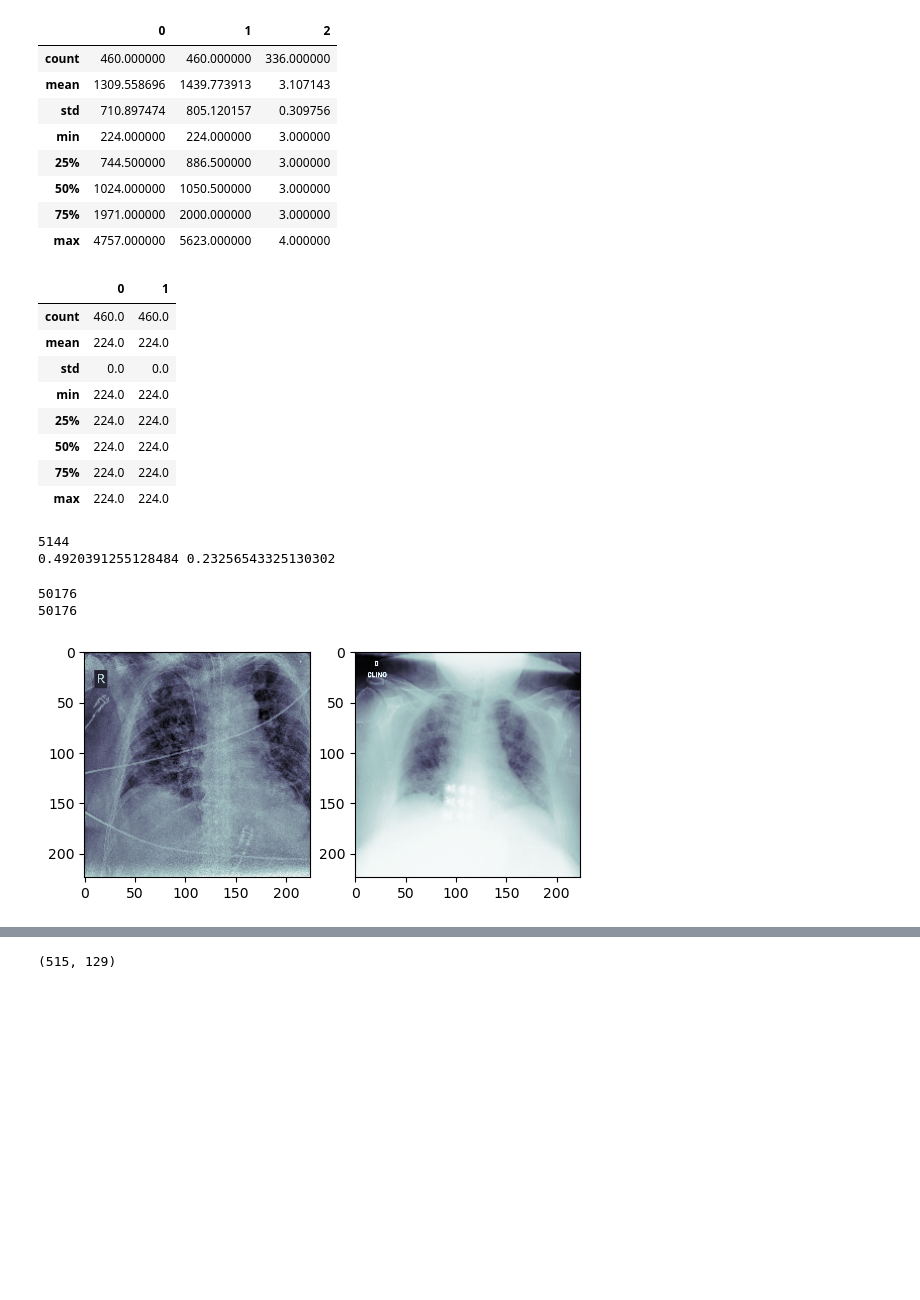
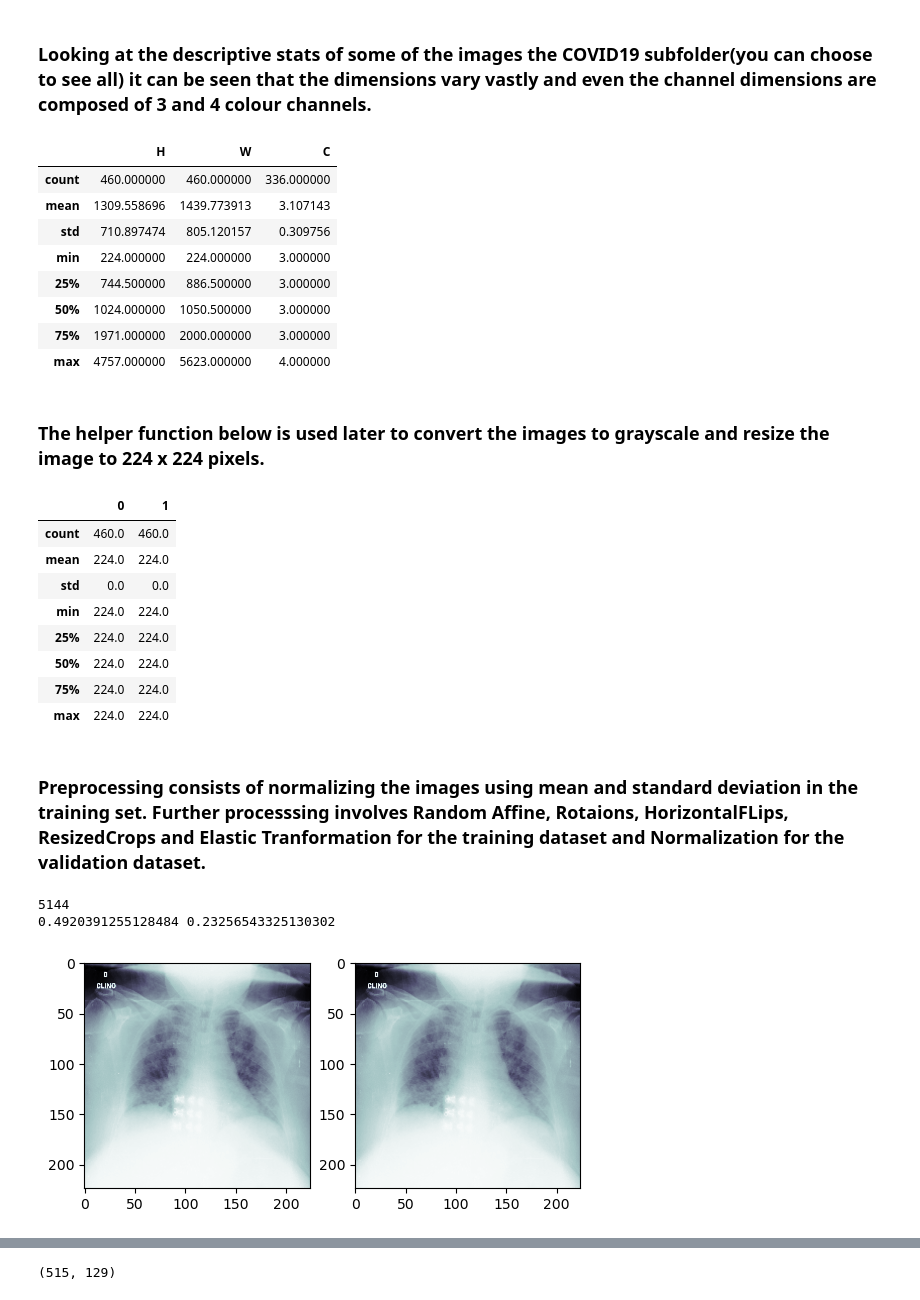
Before and after one commit to Sesha130795/COVID_PneumoniaDetection, a Jupyter notebook: Notebook.ipynb, the cells around one changed output, grey strips where cells are left out. Cells and saved outputs as stored; diff of their text form; code cells hidden in the pictures; blank space fills up the shorter version.

Commit message:
#enh -  Added Markdown cells and function docstring

```diff
--- a/Notebook.ipynb
+++ b/Notebook.ipynb
@@ -17,11 +30,13 @@ root_path = Path('Data')
+# %% [markdown]
+###  Looking at the descriptive stats of some of the images the COVID19 subfolder(you can choose to see all) it can be seen that the dimensions vary vastly and even the channel dimensions are composed of 3 and 4 colour channels.
 # %%
 train_path = Path('Data/train/COVID19/')
 size_list = []
 size_list = [np.asarray(Image.open(i)).shape for i in list(train_path.glob('*'))]
-df = pd.DataFrame(size_list)
+df = pd.DataFrame(size_list,columns = ['H', 'W', 'C'] )
 df.describe()
 # %% [output]
-|  | 0 | 1 | 2 |
+|  | H | W | C |
 | count | 460.000000 | 460.000000 | 336.000000 |
 | mean | 1309.558696 | 1439.773913 | 3.107143 |
 | std | 710.897474 | 805.120157 | 0.309756 |
@@ -30,26 +45,31 @@ df.describe()
 | 50% | 1024.000000 | 1050.500000 | 3.000000 |
 | 75% | 1971.000000 | 2000.000000 | 3.000000 |
 | max | 4757.000000 | 5623.000000 | 4.000000 |
+# %% [markdown]
+### The helper function below is used later to convert the images to grayscale and resize the image to 224 x 224 pixels.
 # %%
 def load(path):
     img = Image.open(path)
     img = PIL.ImageOps.grayscale(img)
     img = cv2.resize(np.asarray(img), (224,224)).astype(np.float32)/255
     return img
+
+#Check that the helper function works as expected
+size_list = [load(i).shape for i in list(train_path.glob('*'))]
+df = pd.DataFrame(size_list)
+df.describe()
+# %% [output]
+|  | 0 | 1 |
+| count | 460.0 | 460.0 |
+| mean | 224.0 | 224.0 |
+| std | 0.0 | 0.0 |
+| min | 224.0 | 224.0 |
+| 25% | 224.0 | 224.0 |
+| 50% | 224.0 | 224.0 |
+| 75% | 224.0 | 224.0 |
+| max | 224.0 | 224.0 |
-# %%
-size_list = [load(i).shape for i in list(train_path.glob('*'))]
-df = pd.DataFrame(size_list)
-df.describe()
-# %% [output]
-|  | 0 | 1 |
-| count | 460.0 | 460.0 |
-| mean | 224.0 | 224.0 |
-| std | 0.0 | 0.0 |
-| min | 224.0 | 224.0 |
-| 25% | 224.0 | 224.0 |
-| 50% | 224.0 | 224.0 |
-| 75% | 224.0 | 224.0 |
-| max | 224.0 | 224.0 |
+# %% [markdown]
+### Preprocessing consists of normalizing the images using mean and standard deviation in the training set. Further processsing involves Random Affine, Rotaions, HorizontalFLips, ResizedCrops and Elastic Tranformation for the training dataset and Normalization for the validation dataset.
 # %%
 def mean_std(root_path):
     sums, sum_squared = 0,0
@@ -74,14 +102,11 @@ mean, std = 0.4920391255128484, 0.23256543325130302
 # %%
+train_path = Path('Data/train/COVID19/')
 fig, ax = plt.subplots(1,2)
 n = 0
 for i in list(train_path.glob('*')):
-    im = load(i)
-    print(im.shape[0]*im.shape[1])
     ax[n].imshow(im, cmap = 'bone')
     n+=1
     if n==2:
         break
 # %% [output]
-50176
-50176
-[figure, old version]
+[figure, new version]
```
Also changed, not shown: parts of 36 cells of this notebook.
